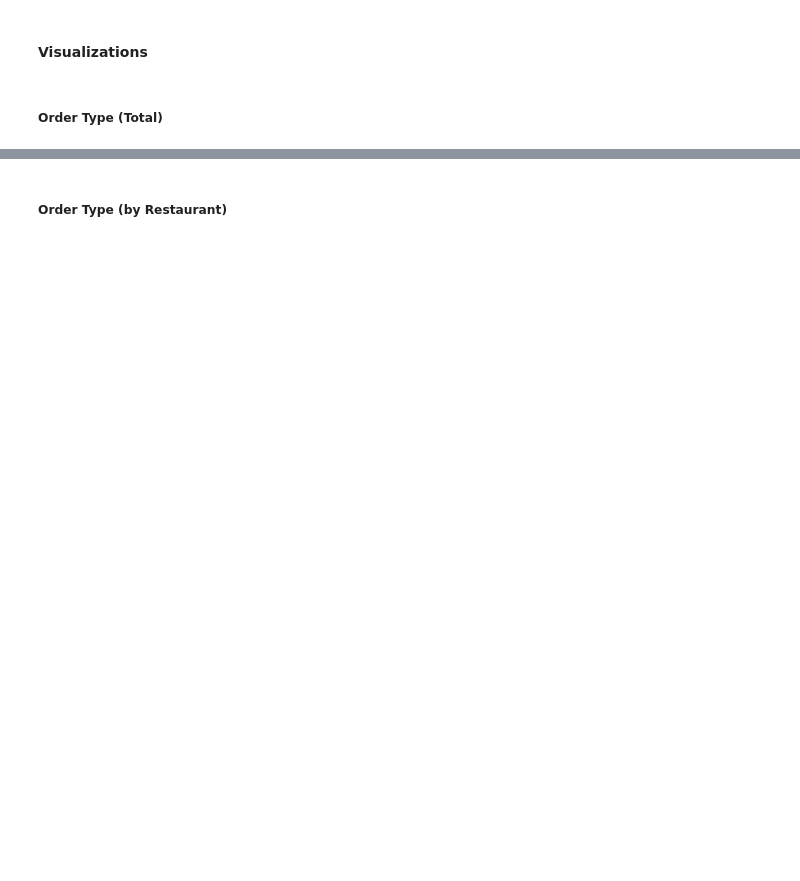
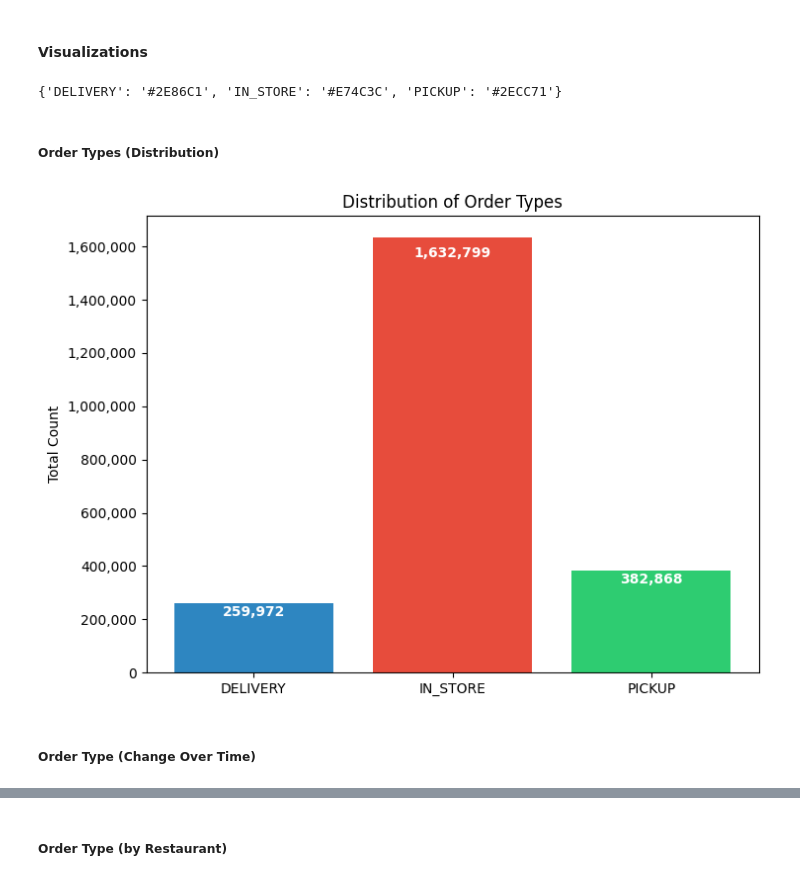
Before and after one commit to renan-peres/mfin-python-restaurant-data-analysis, a Jupyter notebook: restaurant-data-analysis.ipynb, the cells around one changed output, grey strips where cells are left out. Drawn from its saved outputs; the diff is of its cells as text; code cells hidden in the pictures; blank space fills up the shorter version.

```diff
--- a/restaurant-data-analysis.ipynb
+++ b/restaurant-data-analysis.ipynb
@@ -1047,7 +1469,47 @@ order_type_item_monthly_avg
 # %% [markdown]
 #### Visualizations
+# %%
+# Create color mapping for items
+type_color_map = dict(zip(
+    order_type_count['TYPE'].unique(),
+    [default_colors[i % len(default_colors)] for i in range(len(order_type_count['TYPE'].unique()))]
+))
+
+display(type_color_map)
+# %% [output]
+{'DELIVERY': '#2E86C1', 'IN_STORE': '#E74C3C', 'PICKUP': '#2ECC71'}
+# %% [markdown]
+##### Order Types (Distribution)
+# %%
+order_type_sum = df_orders.groupby('TYPE')['TYPE'].count().reset_index(name='COUNT')
+
+plt.figure(figsize=(8, 6))
+
+# Pass the 'colors' list to the 'color' argument of plt.bar
+bars = plt.bar(order_type_sum['TYPE'], order_type_sum['COUNT'], color=[type_color_map.get(t, 'gray') for t in order_type_sum['TYPE']])
+
+plt.ylabel('Total Count')
+plt.title('Distribution of Order Types')
+
+# Format y-axis with comma separation
+plt.gca().yaxis.set_major_formatter(ticker.FuncFormatter(lambda x, p: format(int(x), ',')))
+
+# Add value labels inside the bars (unchanged)
+for bar in bars:
+    height = bar.get_height()
+    plt.text(bar.get_x() + bar.get_width()/2,
+             height * 0.98,
+             f'{int(height):,}',
+             ha='center',
+             va='top',
+             color='white',
+             fontweight='bold')
+
+plt.show()
+# %% [output]
+[figure, added]
 # %% [markdown]
-##### Order Type (Total)
+##### Order Type (Change Over Time)
 # %%
 fig = go.Figure()
 
```
Also changed, not shown: parts of 50 cells of this notebook.
